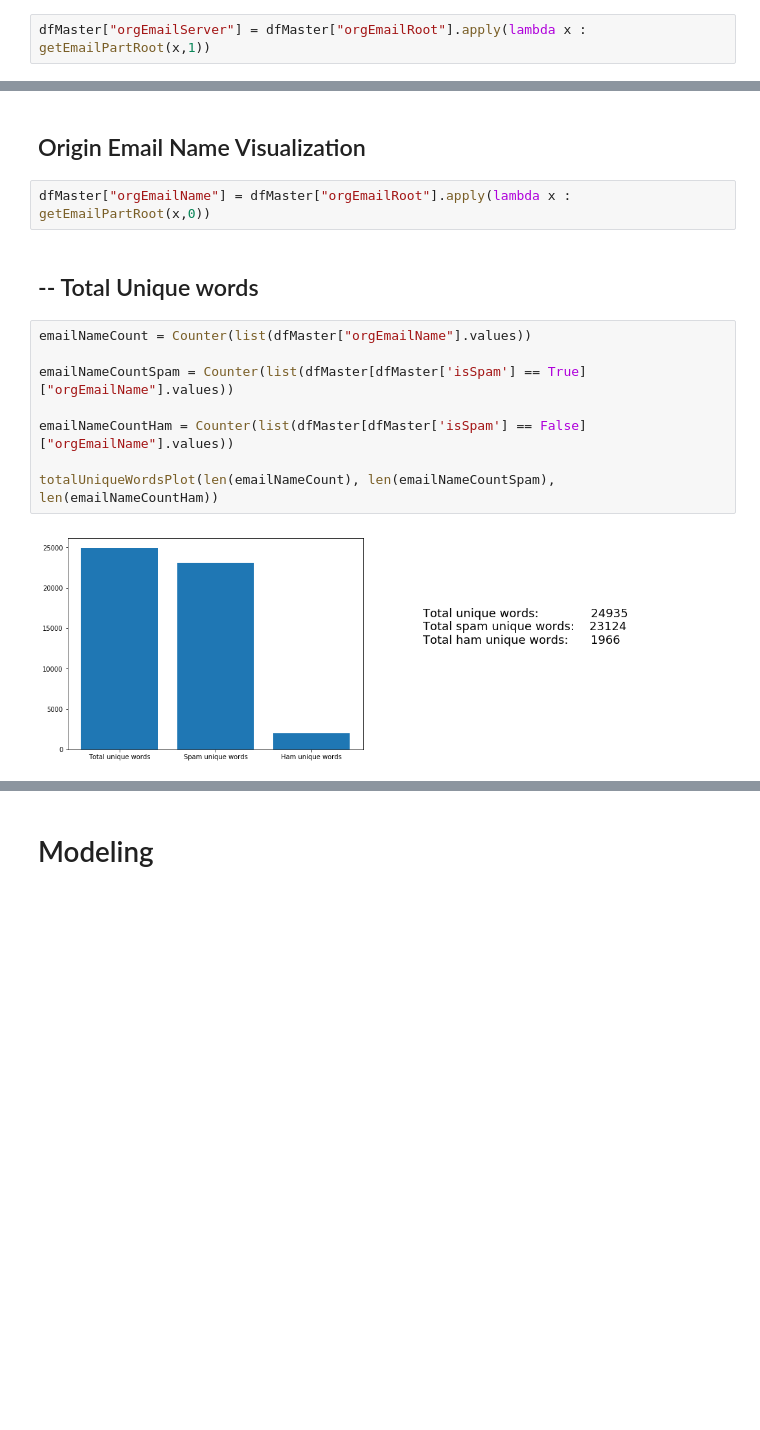
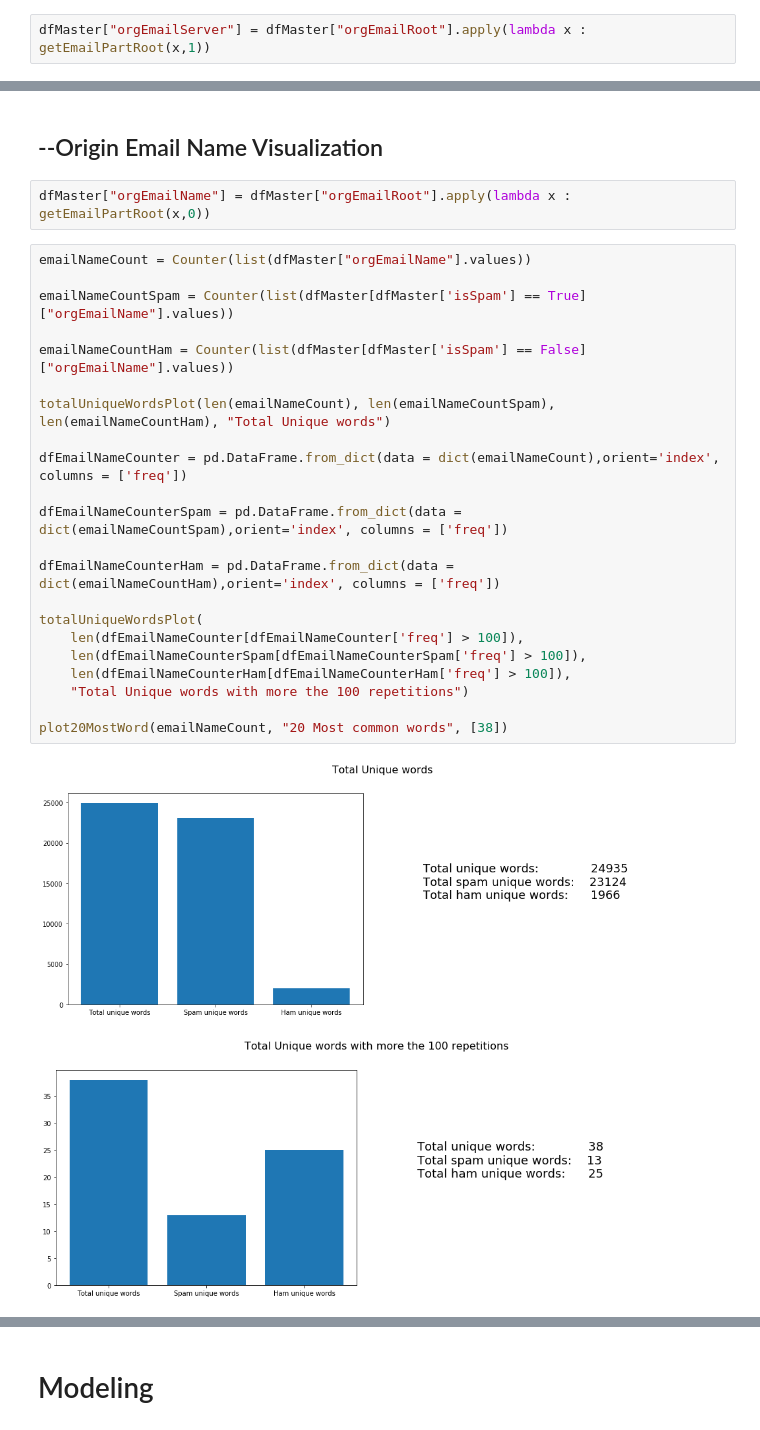
Before and after one commit to cordeiroph/SpamEmailClassifier, a Jupyter notebook: SpamEmailClassifier2.ipynb, the cells around one changed output, grey strips where cells are left out. Drawn from its saved outputs; the diff is of its cells as text; blank space fills up the shorter version.

```diff
--- a/SpamEmailClassifier2.ipynb
+++ b/SpamEmailClassifier2.ipynb
@@ -1291,16 +1279,29 @@ https://pandas.pydata.org/pandas-docs/stable/indexing.html#deprecate-loc-reindex
 # %% [markdown]
-## Origin Email Name Visualization
+## --Origin Email Name Visualization
 # %%
 dfMaster["orgEmailName"] = dfMaster["orgEmailRoot"].apply(lambda x : getEmailPartRoot(x,0))
-# %% [markdown]
-## -- Total Unique words
 # %%
 emailNameCount = Counter(list(dfMaster["orgEmailName"].values))
 
 emailNameCountSpam = Counter(list(dfMaster[dfMaster['isSpam'] == True]["orgEmailName"].values))
 
 emailNameCountHam = Counter(list(dfMaster[dfMaster['isSpam'] == False]["orgEmailName"].values))
 
-totalUniqueWordsPlot(len(emailNameCount), len(emailNameCountSpam), len(emailNameCountHam))
+totalUniqueWordsPlot(len(emailNameCount), len(emailNameCountSpam), len(emailNameCountHam), "Total Unique words")
+
+dfEmailNameCounter = pd.DataFrame.from_dict(data = dict(emailNameCount),orient='index', columns = ['freq'])
+
+dfEmailNameCounterSpam = pd.DataFrame.from_dict(data = dict(emailNameCountSpam),orient='index', columns = ['freq'])
+
+dfEmailNameCounterHam = pd.DataFrame.from_dict(data = dict(emailNameCountHam),orient='index', columns = ['freq'])
+
+totalUniqueWordsPlot(
+    len(dfEmailNameCounter[dfEmailNameCounter['freq'] > 100]),
+    len(dfEmailNameCounterSpam[dfEmailNameCounterSpam['freq'] > 100]),
+    len(dfEmailNameCounterHam[dfEmailNameCounterHam['freq'] > 100]),
+    "Total Unique words with more the 100 repetitions")
+
+plot20MostWord(emailNameCount, "20 Most common words", [38])
 # %% [output]
-[figure, old version]
+[figure, new version]
+[figure, added]
```
Also changed, not shown: parts of 33 cells of this notebook.
